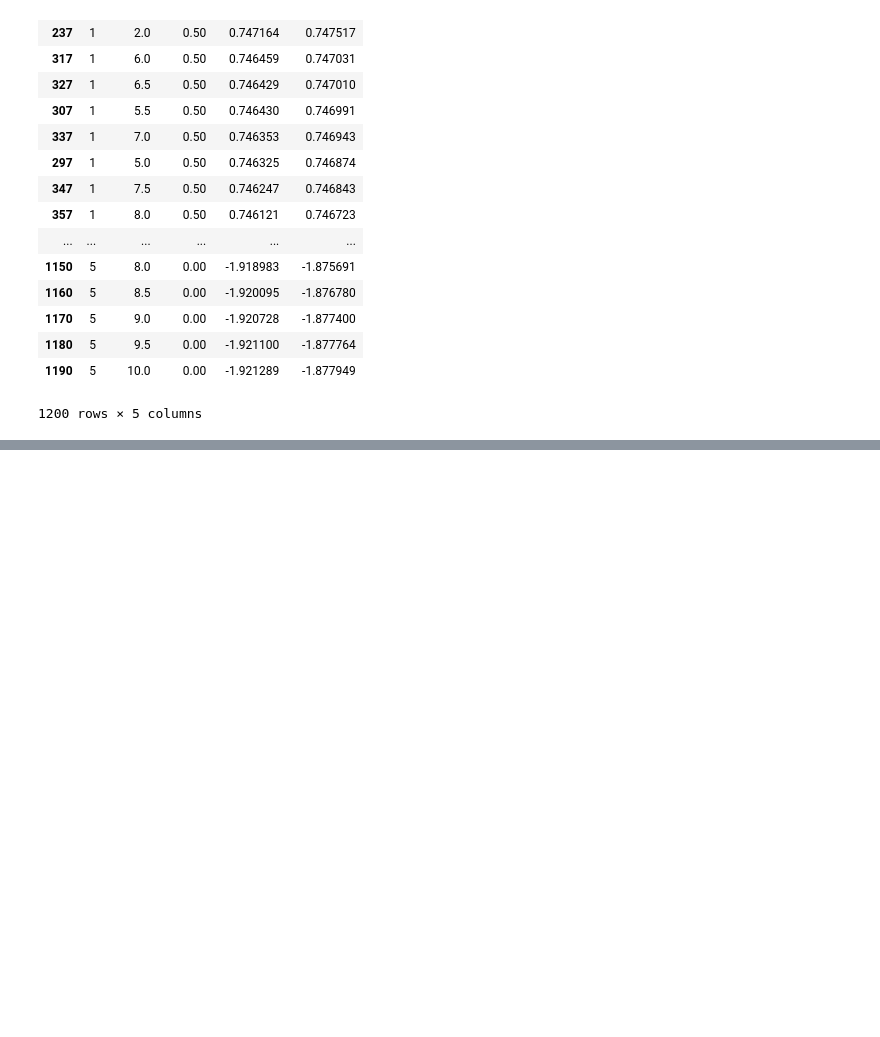
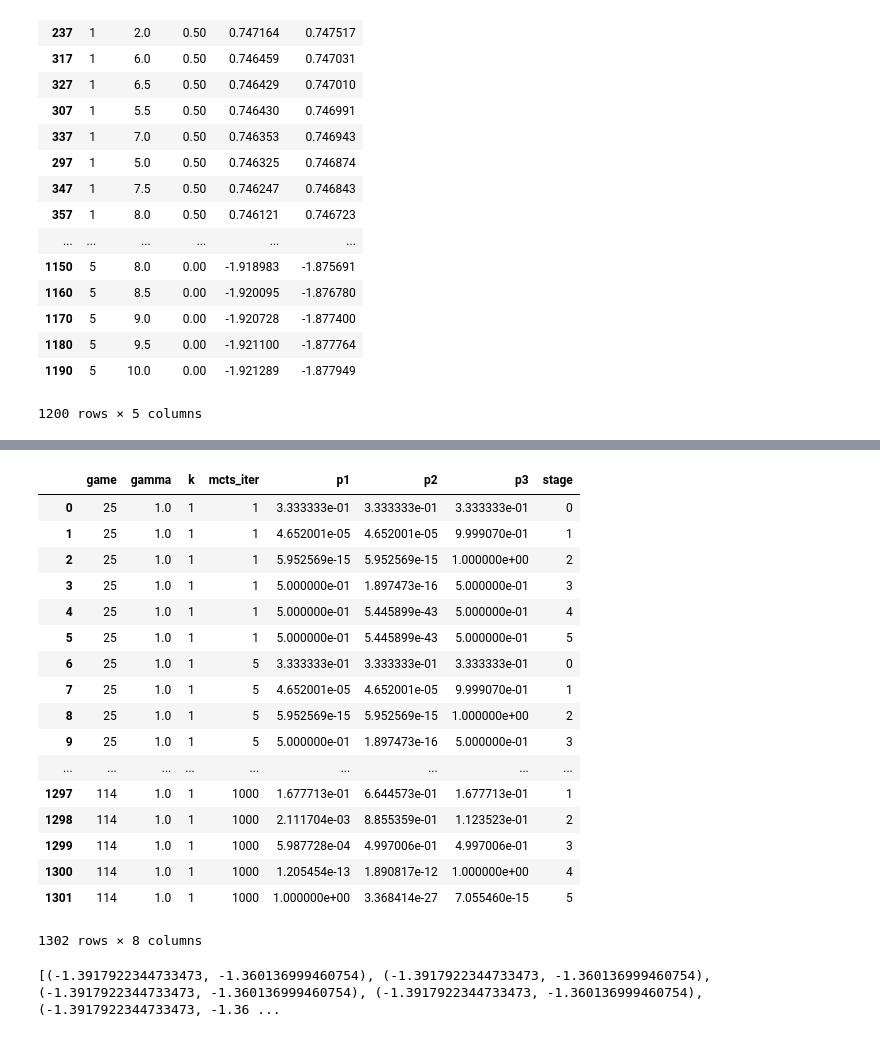
Before and after one commit to Detry322/avalon-bot, a Jupyter notebook: bimdp/Analyze_Human.ipynb, the cells around one changed output, grey strips where cells are left out. Cells and saved outputs as stored; diff of their text form; code cells hidden in the pictures; blank space fills up the shorter version.

```diff
--- a/bimdp/Analyze_Human.ipynb
+++ b/bimdp/Analyze_Human.ipynb
@@ -286,0 +435,35 @@ ALL_R2.to_msgpack('r2s.msg')
+# %%
+MCTS_PREDICTIONS = pd.read_msgpack('../beam_search/mcts_data.msg')
+# %%
+MCTS_PREDICTIONS
+# %% [output]
+|  | game | gamma | k | mcts_iter | p1 | p2 | p3 | stage |
+| 0 | 25 | 1.0 | 1 | 1 | 3.333333e-01 | 3.333333e-01 | 3.333333e-01 | 0 |
+| 1 | 25 | 1.0 | 1 | 1 | 4.652001e-05 | 4.652001e-05 | 9.999070e-01 | 1 |
+| 2 | 25 | 1.0 | 1 | 1 | 5.952569e-15 | 5.952569e-15 | 1.000000e+00 | 2 |
+| 3 | 25 | 1.0 | 1 | 1 | 5.000000e-01 | 1.897473e-16 | 5.000000e-01 | 3 |
+| 4 | 25 | 1.0 | 1 | 1 | 5.000000e-01 | 5.445899e-43 | 5.000000e-01 | 4 |
+| 5 | 25 | 1.0 | 1 | 1 | 5.000000e-01 | 5.445899e-43 | 5.000000e-01 | 5 |
+| 6 | 25 | 1.0 | 1 | 5 | 3.333333e-01 | 3.333333e-01 | 3.333333e-01 | 0 |
+| 7 | 25 | 1.0 | 1 | 5 | 4.652001e-05 | 4.652001e-05 | 9.999070e-01 | 1 |
+| 8 | 25 | 1.0 | 1 | 5 | 5.952569e-15 | 5.952569e-15 | 1.000000e+00 | 2 |
+| 9 | 25 | 1.0 | 1 | 5 | 5.000000e-01 | 1.897473e-16 | 5.000000e-01 | 3 |
+| ... | ... | ... | ... | ... | ... | ... | ... | ... |
+| 1297 | 114 | 1.0 | 1 | 1000 | 1.677713e-01 | 6.644573e-01 | 1.677713e-01 | 1 |
+| 1298 | 114 | 1.0 | 1 | 1000 | 2.111704e-03 | 8.855359e-01 | 1.123523e-01 | 2 |
+| 1299 | 114 | 1.0 | 1 | 1000 | 5.987728e-04 | 4.997006e-01 | 4.997006e-01 | 3 |
+| 1300 | 114 | 1.0 | 1 | 1000 | 1.205454e-13 | 1.890817e-12 | 1.000000e+00 | 4 |
+| 1301 | 114 | 1.0 | 1 | 1000 | 1.000000e+00 | 3.368414e-27 | 7.055460e-15 | 5 |
+1302 rows × 8 columns
+# %%
+MCTS_ITERS = MCTS_PREDICTIONS.mcts_iter.unique()
+
+r2s = []
+for iters in MCTS_ITERS:
+    data = MCTS_PREDICTIONS[MCTS_PREDICTIONS.mcts_iter == iters]
+    model_data = MODEL_PREDICTIONS[(MODEL_PREDICTIONS.gamma == 1.0) & (MODEL_PREDICTIONS.k == 1)]
+    r2s.append(compute_r2_score(data, model_data, 0.0))
+
+print r2s
+# %% [output]
+[(-1.3917922344733473, -1.360136999460754), (-1.3917922344733473, -1.360136999460754), (-1.3917922344733473, -1.360136999460754), (-1.3917922344733473, -1.360136999460754), (-1.3917922344733473, -1.36 ...
```
Also changed, not shown: parts of 10 cells of this notebook, 5 other files.
